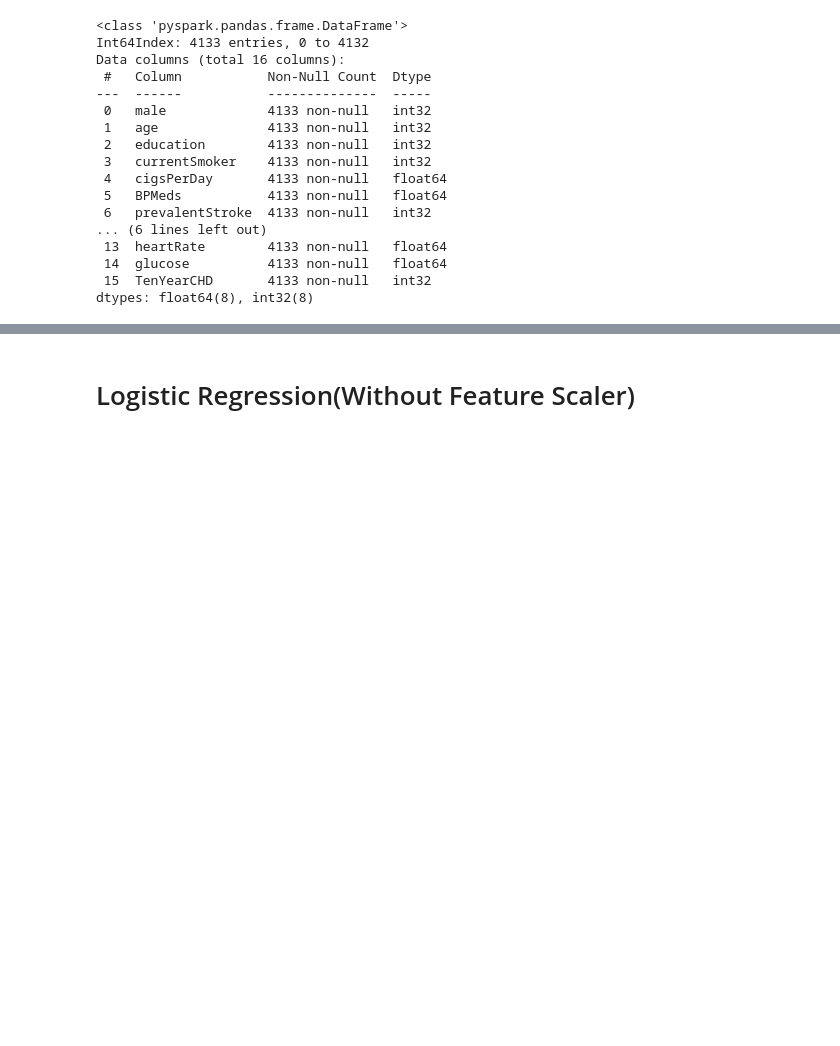
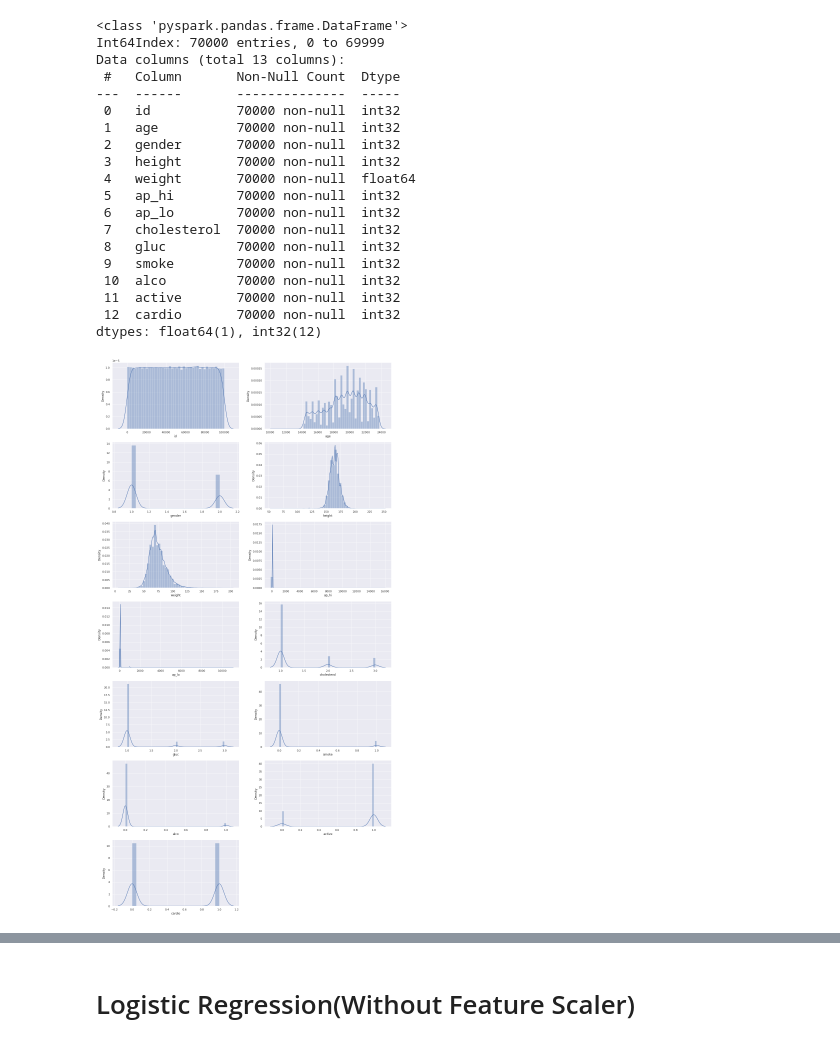
Before and after one commit to skamranh/big-data-final, a Jupyter notebook: Cardio.ipynb, the cells around one changed output, grey strips where cells are left out. Drawn from its saved outputs; the diff is of its cells as text; code cells hidden in the pictures; blank space fills up the shorter version.

```diff
--- a/Cardio.ipynb
+++ b/Cardio.ipynb
@@ -55,20 +124,32 @@ chd_ps.shape
 # %%
-chd_ps.info()
+cardio_ps.info()
 # %% [output]
 <class 'pyspark.pandas.frame.DataFrame'>
-Int64Index: 4133 entries, 0 to 4132
-Data columns (total 16 columns):
- #   Column           Non-Null Count  Dtype
----  ------           --------------  -----
- 0   male             4133 non-null   int32
- 1   age              4133 non-null   int32
- 2   education        4133 non-null   int32
- 3   currentSmoker    4133 non-null   int32
- 4   cigsPerDay       4133 non-null   float64
- 5   BPMeds           4133 non-null   float64
- 6   prevalentStroke  4133 non-null   int32
-... (6 lines left out)
- 13  heartRate        4133 non-null   float64
- 14  glucose          4133 non-null   float64
- 15  TenYearCHD       4133 non-null   int32
-dtypes: float64(8), int32(8)
+Int64Index: 70000 entries, 0 to 69999
+Data columns (total 13 columns):
+ #   Column       Non-Null Count  Dtype
+---  ------       --------------  -----
+ 0   id           70000 non-null  int32
+ 1   age          70000 non-null  int32
+ 2   gender       70000 non-null  int32
+ 3   height       70000 non-null  int32
+ 4   weight       70000 non-null  float64
+ 5   ap_hi        70000 non-null  int32
+ 6   ap_lo        70000 non-null  int32
+ 7   cholesterol  70000 non-null  int32
+ 8   gluc         70000 non-null  int32
+ 9   smoke        70000 non-null  int32
+ 10  alco         70000 non-null  int32
+ 11  active       70000 non-null  int32
+ 12  cardio       70000 non-null  int32
+dtypes: float64(1), int32(12)
+# %%
+import warnings
+warnings.filterwarnings('ignore')
+
+plt.rcParams['figure.figsize'] = [20, 40]
+for i, column in enumerate(cardio_pd.columns, 1):
+    plt.subplot(7,2,i)
+    sns.distplot(cardio_pd[column])
+# %% [output]
+[figure, added]
```
Also changed, not shown: parts of 21 cells of this notebook.
